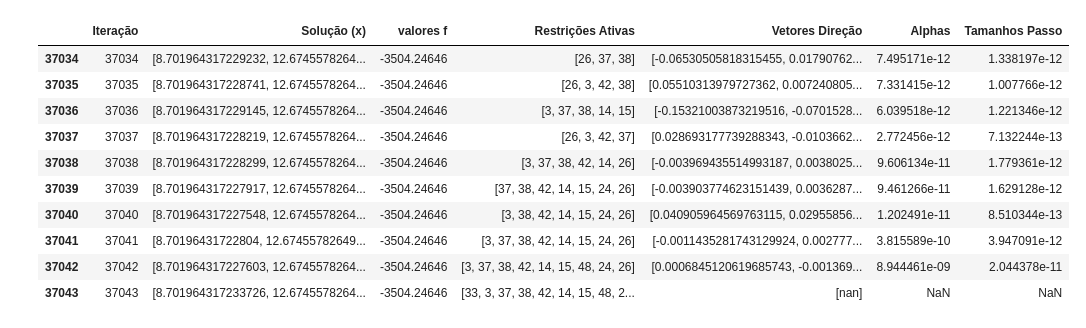
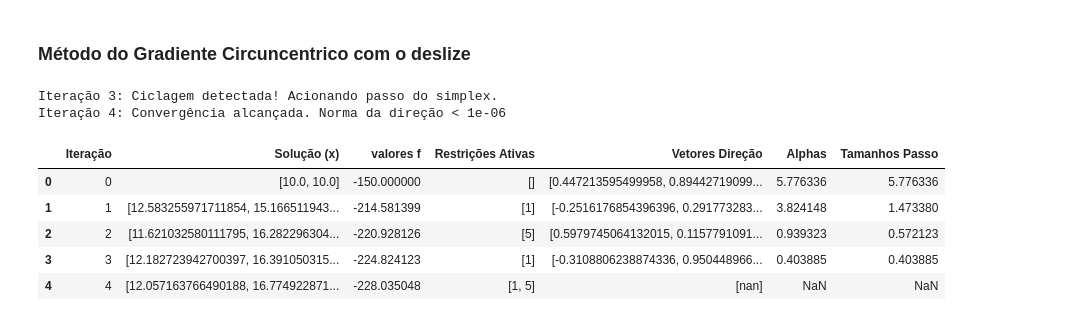
Before and after one commit to MatSchwarz/Circuncentro, a Jupyter notebook: testes.ipynb, the cells around one changed output. Drawn from its saved outputs; the diff is of its cells as text; code cells hidden in the pictures.

```diff
--- a/testes.ipynb
+++ b/testes.ipynb
@@ -31,6 +28,12 @@ result
 # %%
-n = 10
-d = 50
+#Parametros do problema
+# n = dimensões do problema
+# d = numero de restricoes
+
+# O resto das restrições são para decidir a forma que o problema linear será gerado de forma aleatória
+
+n = 2
+d = 6
 alpha = 20
 theta = 5
 pho = 2
@@ -67,15 +103,19 @@ grafico1(historico_solucao,A,b,gradiente)
+# %% [markdown]
+### Método do Gradiente Circuncentrico com o deslize
+# %%
+#resolve problema
+historico_solucao, valores_funcao_objetivo, index_ativos, restricoes_ativas, vetores_direcao,lista_alphas,tamanho_passo, gradiente = gradiente_descendente_circuncentrico_modificado(h,c,A,b,max_iter=1000000)
+result = linprog(c, A_ub=A, b_ub=b, bounds=(0, None), method="highs")
+# %% [output]
+Iteração 3: Ciclagem detectada! Acionando passo do simplex.
+Iteração 4: Convergência alcançada. Norma da direção < 1e-06
 # %%
 df = cria_tabela(historico_solucao, valores_funcao_objetivo, index_ativos, vetores_direcao, lista_alphas, tamanho_passo)
-df.tail(10)
+df.head(100)
 # %% [output]
 |  | Iteração | Solução (x) | valores f | Restrições Ativas | Vetores Direção | Alphas | Tamanhos Passo |
-| 37034 | 37034 | [8.701964317229232, 12.6745578264... | -3504.24646 | [26, 37, 38] | [-0.06530505818315455, 0.01790762... | 7.495171e-12 | 1.338197e-12 |
-| 37035 | 37035 | [8.701964317228741, 12.6745578264... | -3504.24646 | [26, 3, 42, 38] | [0.05510313979727362, 0.007240805... | 7.331415e-12 | 1.007766e-12 |
-| 37036 | 37036 | [8.701964317229145, 12.6745578264... | -3504.24646 | [3, 37, 38, 14, 15] | [-0.15321003873219516, -0.0701528... | 6.039518e-12 | 1.221346e-12 |
-| 37037 | 37037 | [8.701964317228219, 12.6745578264... | -3504.24646 | [26, 3, 42, 37] | [0.028693177739288343, -0.0103662... | 2.772456e-12 | 7.132244e-13 |
-| 37038 | 37038 | [8.701964317228299, 12.6745578264... | -3504.24646 | [3, 37, 38, 42, 14, 26] | [-0.003969435514993187, 0.0038025... | 9.606134e-11 | 1.779361e-12 |
-| 37039 | 37039 | [8.701964317227917, 12.6745578264... | -3504.24646 | [37, 38, 42, 14, 15, 24, 26] | [-0.003903774623151439, 0.0036287... | 9.461266e-11 | 1.629128e-12 |
-| 37040 | 37040 | [8.701964317227548, 12.6745578264... | -3504.24646 | [3, 38, 42, 14, 15, 24, 26] | [0.040905964569763115, 0.02955856... | 1.202491e-11 | 8.510344e-13 |
-| 37041 | 37041 | [8.70196431722804, 12.67455782649... | -3504.24646 | [3, 37, 38, 42, 14, 15, 24, 26] | [-0.0011435281743129924, 0.002777... | 3.815589e-10 | 3.947091e-12 |
-| 37042 | 37042 | [8.701964317227603, 12.6745578264... | -3504.24646 | [3, 37, 38, 42, 14, 15, 48, 24, 26] | [0.0006845120619685743, -0.001369... | 8.944461e-09 | 2.044378e-11 |
-| 37043 | 37043 | [8.701964317233726, 12.6745578264... | -3504.24646 | [33, 3, 37, 38, 42, 14, 15, 48, 2... | [nan] | NaN | NaN |
+| 0 | 0 | [10.0, 10.0] | -150.000000 | [] | [0.447213595499958, 0.89442719099... | 5.776336 | 5.776336 |
+| 1 | 1 | [12.583255971711854, 15.166511943... | -214.581399 | [1] | [-0.2516176854396396, 0.291773283... | 3.824148 | 1.473380 |
+| 2 | 2 | [11.621032580111795, 16.282296304... | -220.928126 | [5] | [0.5979745064132015, 0.1157791091... | 0.939323 | 0.572123 |
+| 3 | 3 | [12.182723942700397, 16.391050315... | -224.824123 | [1] | [-0.3108806238874336, 0.950448966... | 0.403885 | 0.403885 |
+| 4 | 4 | [12.057163766490188, 16.774922871... | -228.035048 | [1, 5] | [nan] | NaN | NaN |
```
Also changed, not shown: parts of 21 cells of this notebook, 2 other files.
